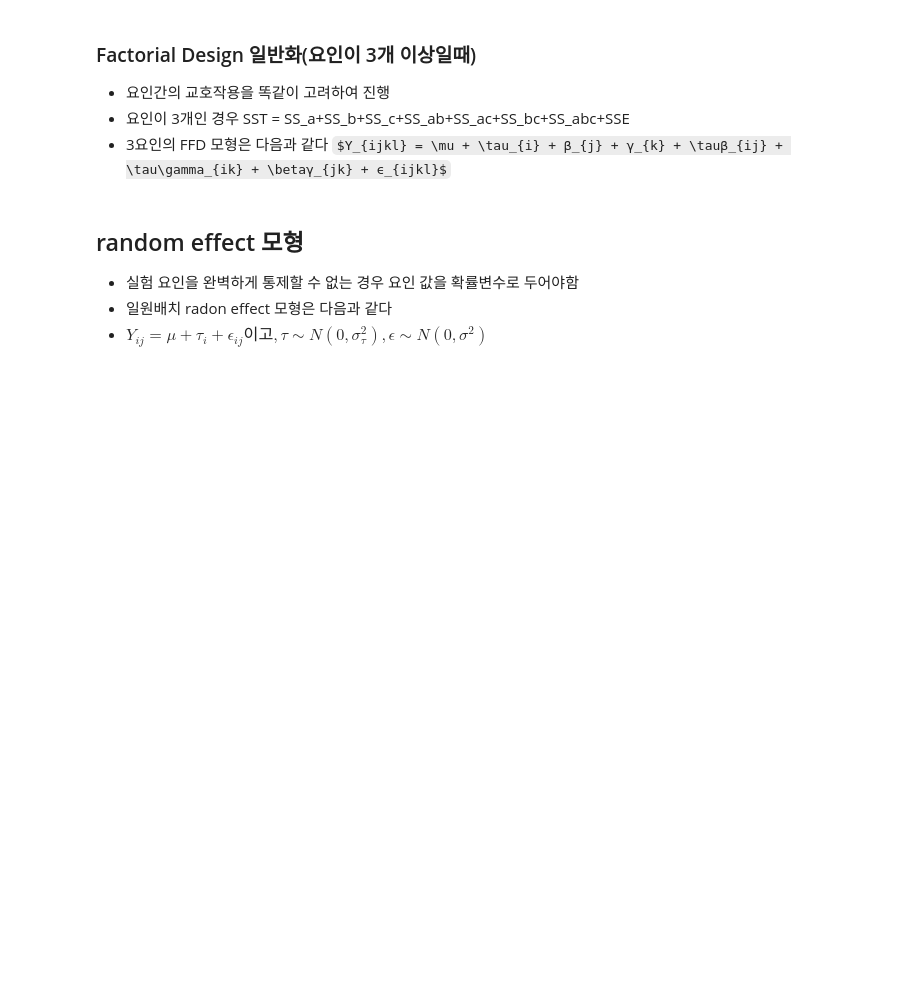
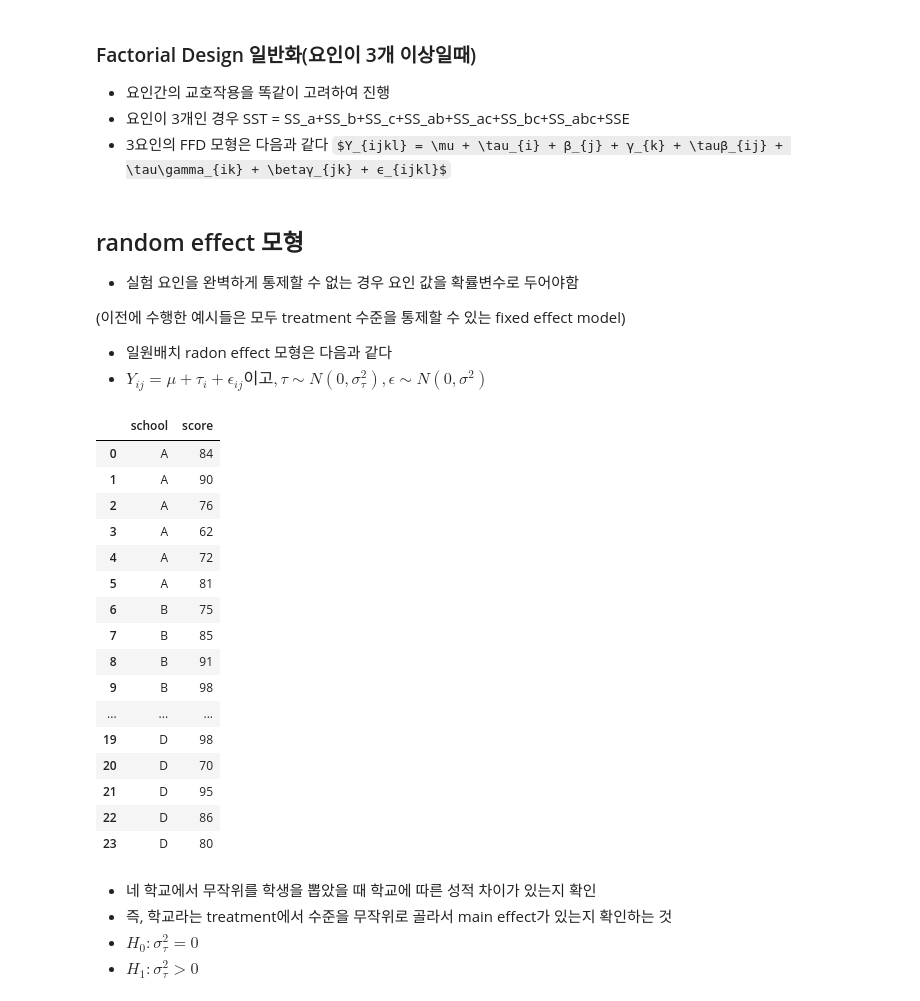
Before and after one commit to fursew05/DOE, a Jupyter notebook: 실험계획법_4장.ipynb, the cells around one changed output. Cells and saved outputs as stored; diff of their text form; code cells hidden in the pictures; some formulas as TeX source; blank space fills up the shorter version.

```diff
--- a/실험계획법_4장.ipynb
+++ b/실험계획법_4장.ipynb
@@ -106,5 +106,37 @@ $Y_{ijkl} = \mu + \tau_{i} + β_{j} + γ_{k} + \tauβ_{ij} + \tau\gamma_{ik} + \
 # %% [markdown]
 ## random effect 모형
 - 실험 요인을 완벽하게 통제할 수 없는 경우 요인 값을 확률변수로 두어야함
+
+(이전에 수행한 예시들은 모두 treatment 수준을 통제할 수 있는 fixed effect model)
 - 일원배치 radon effect 모형은 다음과 같다
 - $Y_{ij} = \mu + \tau_{i} + ϵ_{ij}이고,  \tau \sim N(0,\sigma_{\tau}^2), ϵ \sim N(0,σ^2)$
+# %%
+import pandas as pd
+df = pd.DataFrame(
+    {'school':['A','A','A','A','A','A','B','B','B','B','B','B','C','C','C','C','C','C','D','D','D','D','D','D'],
+     'score' : [84,90,76,62,72,81,75,85,91,98,82,75,72,76,74,85,77,60,88,98,70,95,86,80]}
+)
+df
+# %% [output]
+|  | school | score |
+| 0 | A | 84 |
+| 1 | A | 90 |
+| 2 | A | 76 |
+| 3 | A | 62 |
+| 4 | A | 72 |
+| 5 | A | 81 |
+| 6 | B | 75 |
+| 7 | B | 85 |
+| 8 | B | 91 |
+| 9 | B | 98 |
+| ... | ... | ... |
+| 19 | D | 98 |
+| 20 | D | 70 |
+| 21 | D | 95 |
+| 22 | D | 86 |
+| 23 | D | 80 |
+# %% [markdown]
+- 네 학교에서 무작위를 학생을 뽑았을 때 학교에 따른 성적 차이가 있는지 확인
+- 즉, 학교라는 treatment에서 수준을 무작위로 골라서 main effect가 있는지 확인하는 것
+- $H_{0}: \sigma_{\tau}^2=0$
+- $H_{1}: \sigma_{\tau}^2>0$
```
Also changed, not shown: parts of 6 cells of this notebook.
